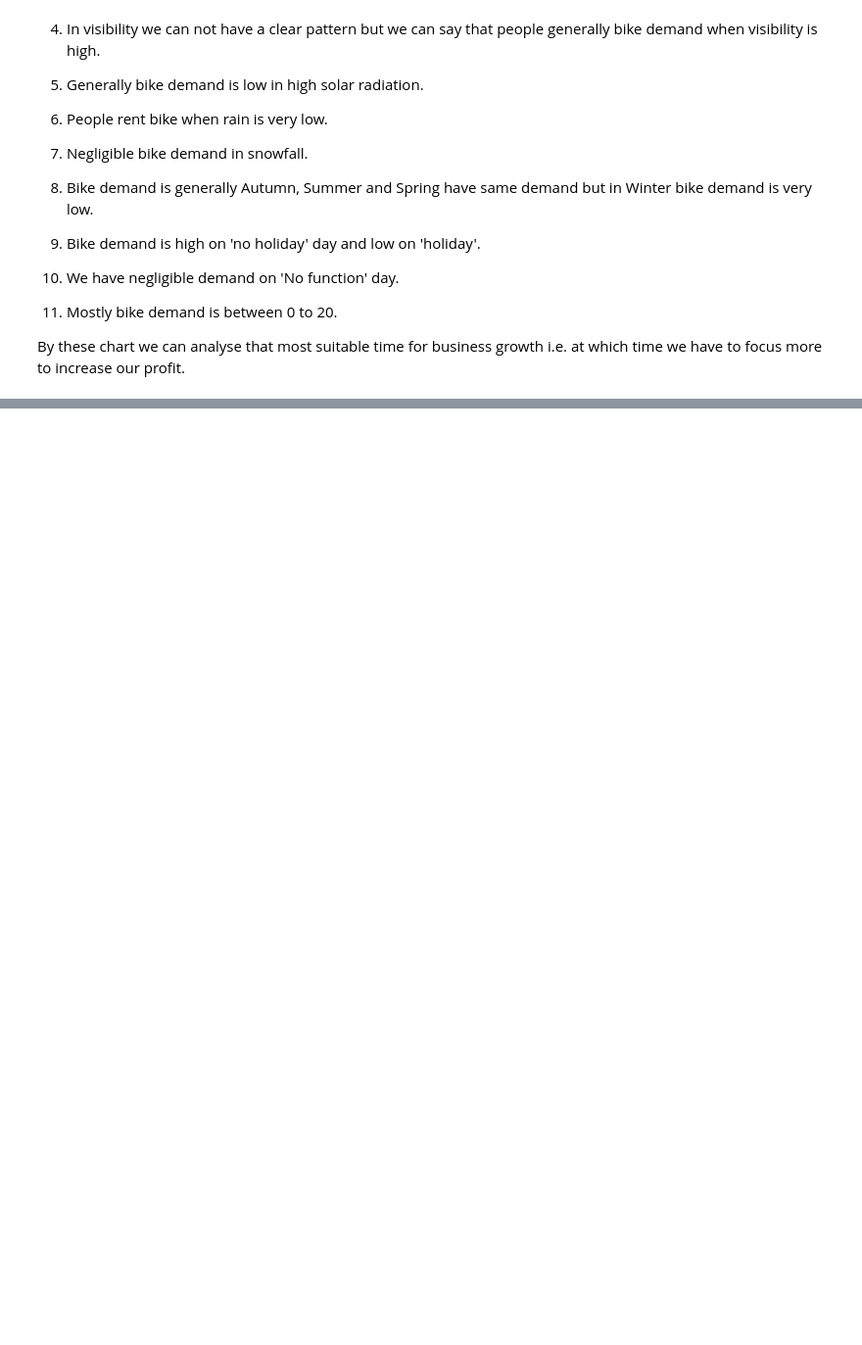
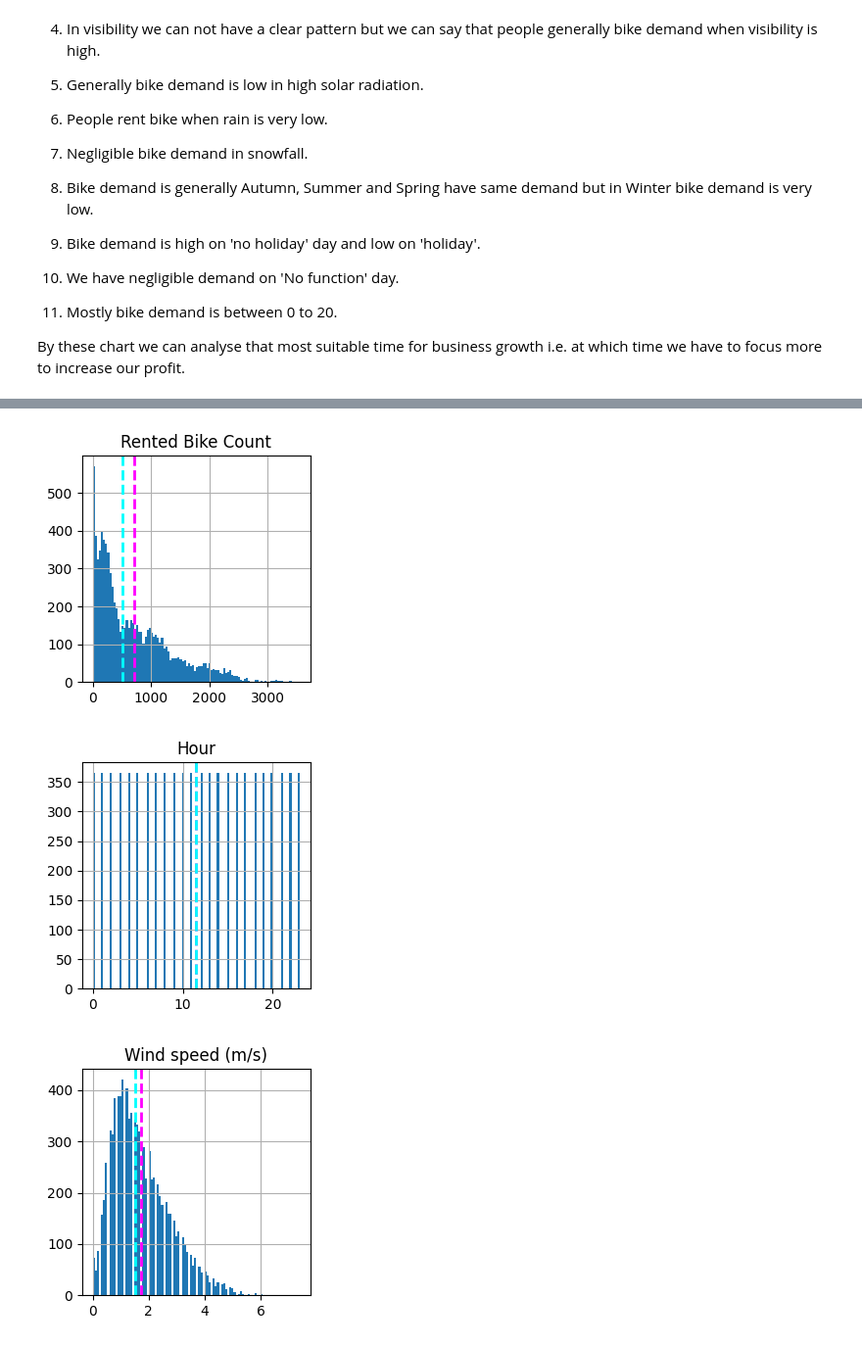
Before and after one commit to waghpallavi/Bike-Sharing-Demand-Prediction, a Jupyter notebook: Bike_Sharing_Demand_Prediction.ipynb, the cells around one changed output, grey strips where cells are left out. Shown at 98% size. Saved outputs shown, nothing was run; the diff lists cells and outputs as text; code cells hidden in the pictures; blank space fills up the shorter version.

```diff
--- a/Bike_Sharing_Demand_Prediction.ipynb
+++ b/Bike_Sharing_Demand_Prediction.ipynb
@@ -362,0 +418,14 @@ By these chart we can analyse that most suitable time for business growth i.e. a
+# %%
+for column in num_col[:]: # this chart shows the mean and median of each numeric values
+   fig = plt.figure(figsize=(3, 3) )
+   ax = fig.gca()
+   feature = df[column]
+   feature.hist(bins=100, ax = ax)
+   ax.axvline(feature.mean(), color='magenta', linestyle='dashed', linewidth=2)
+   ax.axvline(feature.median(), color='cyan', linestyle='dashed', linewidth=2)
+   ax.set_title(column)
+plt.show()
+# %% [output]
+[figure, added]
+[figure, added]
+[figure, added]
```
Also changed, not shown: parts of 18 cells of this notebook.
